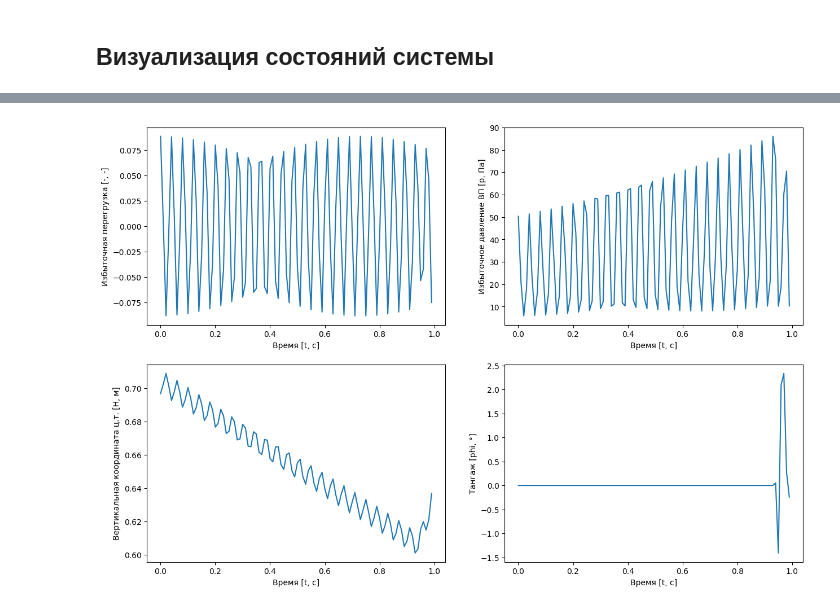
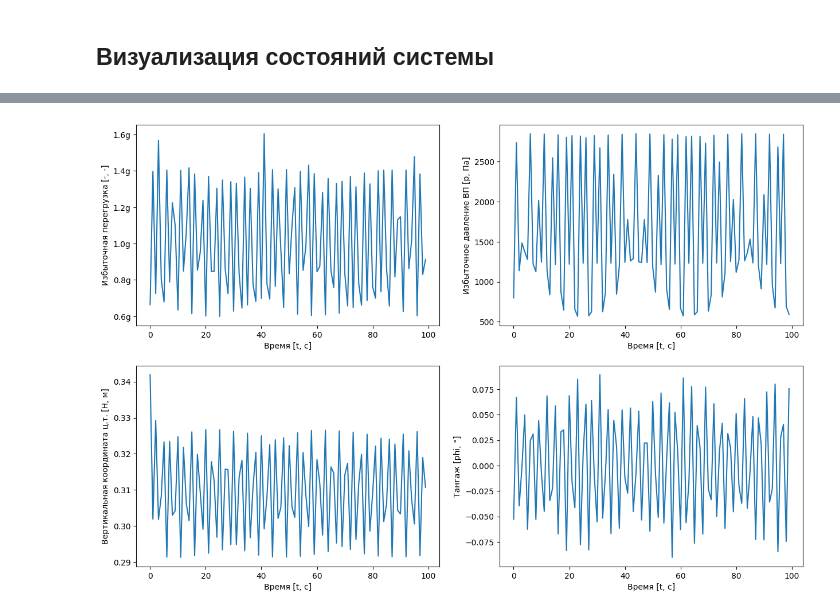
Before and after one commit to shustrov38/jubilant-bassoon, a Jupyter notebook: scripts/approx.ipynb, the cells around one changed output, grey strips where cells are left out. Cells and saved outputs as stored; diff of their text form; code cells hidden in the pictures.

```diff
--- a/scripts/approx.ipynb
+++ b/scripts/approx.ipynb
@@ -184,0 +193,34 @@ df.head(10)
+# %%
+SIMULATION_DT = 1
+
+result_name = 'sim_0_100_theta_0_075_height_0_75_wave_0_5_clamp_phi_fixed_damp_inс.csv'
+result_name = 'sim_0_100_theta_0_075_height_0_75_wave_0_5_clamp_phi_fixed_damp_inс2.csv'
+result_name = 'sim_0_100_theta_0_075_height_0_75_wave_0_5_clamp_phi_fixed_damp_inс0_5.csv'
+result_name = 'sim_0_100_theta_0_075_height_0_75_wave_0_5_clamp_phi_fixed_damp_inс0_1.csv'
+
+result_name = 'sim_0_100_theta_0_01_height_0_5_wave_0_5_clamp_phi_fixed_damp_inс0.5.csv'
+result_name = 'sim_0_100_theta_0_01_height_0_5_wave_0_5_clamp_phi_fixed_damp_inс.csv'
+result_name = 'sim_0_100_theta_0_01_height_0_5_wave_0_5_clamp_phi_fixed_damp_inс2.csv'
+result_name = 'sim_0_100_theta_0_01_height_0_5_wave_0_5_clamp_phi_fixed_damp_inс5.csv'
+result_name = 'sim_0_100_theta_0_01_height_0_5_wave_0_5_clamp_phi_fixed_damp_inс0.2.csv'
+
+result_name = 'sim_0_100_theta_0_005_height_0_5_wave_0_5_clamp_phi_fixed_damp_inс5.csv'
+result_name = 'sim_0_100_theta_0_005_height_0_5_wave_0_5_clamp_phi_fixed_damp_inс.csv'
+
+result_name = 'new_sim_0_10_dt_1e7_theta_0_005_damp_0_2.csv'
+result_name = 'new_sim_0_10_dt_1e7_theta_0_005_damp_0_001.csv'
+result_name = 'new_sim_0_10_dt_1e7_theta_0_005_damp_0_0001.csv'
+result_name = 'new_sim_0_10_dt_1e7_theta_0_005_damp_0_005.csv'
+result_name = 'new_sim_0_10_dt_1e7_theta_0_005_damp_0_01.csv'
+result_name = 'new_sim_0_100_dt_1e7_theta_0_005_damp_0_01.csv'
+# result_name = 'new_sim_0_10_dt_1e7_theta_0_005_damp_100.csv'
+# result_name = 'new_sim_0_10_dt_1e7_theta_0_005_damp_20.csv'
+# result_name = 'new_sim_0_10_dt_1e7_theta_0_005_damp_5.csv'
+# result_name = 'new_sim_0_100_dt_1e7_theta_0_005.csv'
+
+df = pd.read_csv(RESOURCES_PATH / result_name, delimiter='\t')
+df['dt'] = df.index * SIMULATION_DT
+
+df = df[0:301]
+
+df.head(10)
@@ -185,24 +239,28 @@ df.head(10)
 # %%
 tb = df
 
 fig, ((ax1, ax2), (ax3, ax4)) = plt.subplots(2, 2, figsize=(15, 10))
 
-ax1.plot(tb['dt'], tb['dV_y/dt'] / 9.8)
+ax1.plot(tb['dt'], tb['dV_y/dt'] / 9.8 + 1)
 ax1.set_ylabel('Избыточная перегрузка [-, -]')
+ax1.set_yticklabels([str(round(float(t.get_text()), 2)) + "g" for t in ax1.get_yticklabels()])
 ax1.set_xlabel('Время [t, с]')
 
 ax2.plot(tb['dt'], tb['p'])
 ax2.set_ylabel('Избыточное давление ВП [p, Па]')
 ax2.set_xlabel('Время [t, с]')
 
 ax3.plot(tb['dt'], tb['H'])
 ax3.set_ylabel('Вертикальная координата ц.т. [H, м]')
 ax3.set_xlabel('Время [t, с]')
 
 ax4.plot(tb['dt'], list(map(math.degrees, tb['phi'])))
 ax4.set_ylabel('Тангаж [phi, °]')
 ax4.set_xlabel('Время [t, с]')
 
 plt.plot();
+
+# tikzplotlib_fix_ncols(fig)
+# tikzplotlib.save(LATEX_PATH / 'graph5_tikz.tex')
 # %% [output]
-[figure, old version]
+[figure, new version]
```
Also changed, not shown: parts of 3 cells of this notebook, 26 other files.
